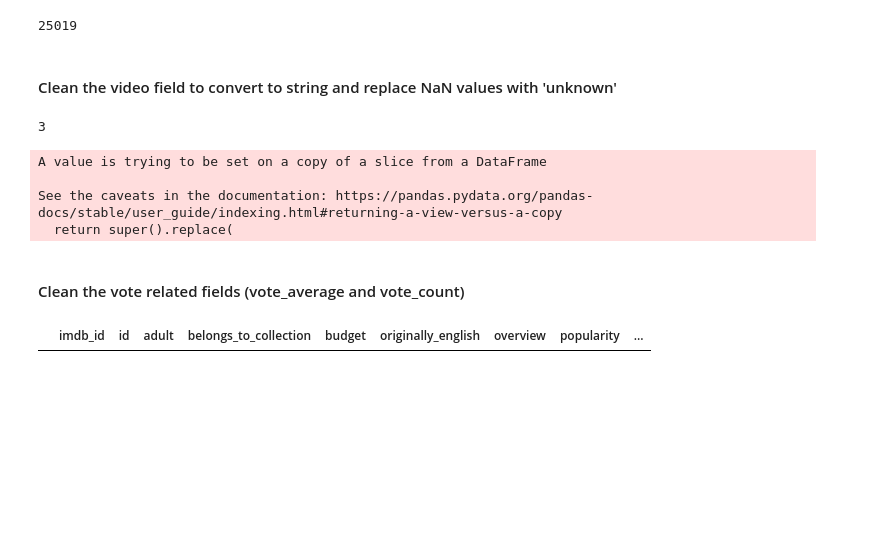
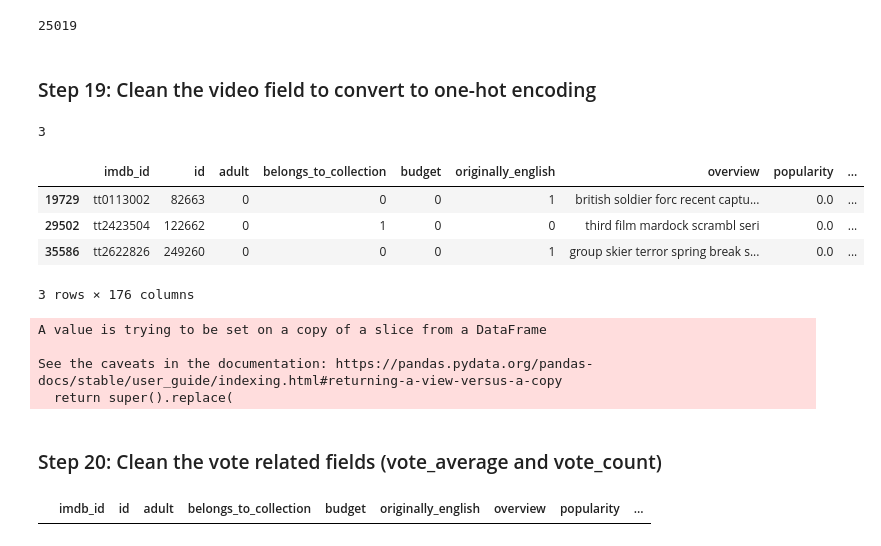
Before and after one commit to bdougall/W207_movies, a Jupyter notebook: movies_process_to_temp.ipynb, the cells around one changed output. Saved outputs shown, nothing was run; the diff lists cells and outputs as text; code cells hidden in the pictures; blank space fills up the shorter version.

Commit message:
Clean up markdown for final submission

```diff
--- a/movies_process_to_temp.ipynb
+++ b/movies_process_to_temp.ipynb
@@ -12,0 +17,3 @@ from nltk.corpus import stopwords
+# %%
+path_raw_data = 'C:/Users/britt/Desktop/W207/final_project/raw_data/'
+path_clean_data = 'C:/Users/britt/Desktop/W207/final_project/clean_data/'
@@ -13,7 +22,7 @@ from nltk.corpus import stopwords
 # %%
 # Load the movies dataframe
-movies_df = pd.read_csv("C:/Users/britt/Desktop/W207/final_project/data/movies_metadata.csv",
+movies_df = pd.read_csv(path_raw_data + 'movies_metadata.csv',
                         low_memory=False, parse_dates=True)
 
 # Read in the cleaned merged credits and keywords file
-credits_keywords = pd.read_csv("C:/Users/britt/Desktop/W207/final_project/data/credits_keywords.csv")
+credits_keywords = pd.read_csv(path_clean_data + 'credits_keywords.csv')
@@ -83,7 +94,7 @@ movies.loc[(movies.adult != 'False') & (movies.adult != 'True')]
 3 rows × 22 columns
 # %%
 def clean_adult(movies):
-    """Drop rows where the adult column does not have a boolean value"""
+    """Drop rows where the adult column does not have a boolean value and convert responses to one-hot encoding"""
 
     # Drop rows without a boolean value for the adults field
     movies = movies[movies['adult'].isin(['True', 'False'])]
@@ -527,5 +557,5 @@ def clean_tagline(movies):
 # Apply the above function to clean the movies' tagline field and return an updated dataframe
 movies = clean_tagline(movies)
 # %% [markdown]
-#### Clean the video field to convert to string and replace NaN values with 'unknown'
+### Step 19: Clean the video field to convert to one-hot encoding
 # %%
@@ -533,6 +563,16 @@ movies = clean_tagline(movies)
 len(movies[movies.video.isna()])
 # %% [output]
 3
+# %%
+# These 3 entries are missing multiple values - budget, production companies/countries, etc.
+# We'll drop these rows from the dataframe
+movies[movies.video.isna()]
+# %% [output]
+|  | imdb_id | id | adult | belongs_to_collection | budget | originally_english | overview | popularity | ... |
+| 19729 | tt0113002 | 82663 | 0 | 0 | 0 | 1 | british soldier forc recent captu... | 0.0 | ... |
+| 29502 | tt2423504 | 122662 | 0 | 1 | 0 | 0 | third film mardock scrambl seri | 0.0 | ... |
+| 35586 | tt2622826 | 249260 | 0 | 0 | 0 | 1 | group skier terror spring break s... | 0.0 | ... |
+3 rows × 176 columns
 # %%
 def clean_video(movies):
 
@@ -552,7 +592,7 @@ A value is trying to be set on a copy of a slice from a DataFrame
 See the caveats in the documentation: https://pandas.pydata.org/pandas-docs/stable/user_guide/indexing.html#returning-a-view-versus-a-copy
   return super().replace(
 # %% [markdown]
-#### Clean the vote related fields (vote_average and vote_count)
+### Step 20: Clean the vote related fields (vote_average and vote_count)
 # %%
 # There are no movies without an average for votes
 movies[movies.vote_average.isna()]
```
Also changed, not shown: parts of 43 cells of this notebook.
